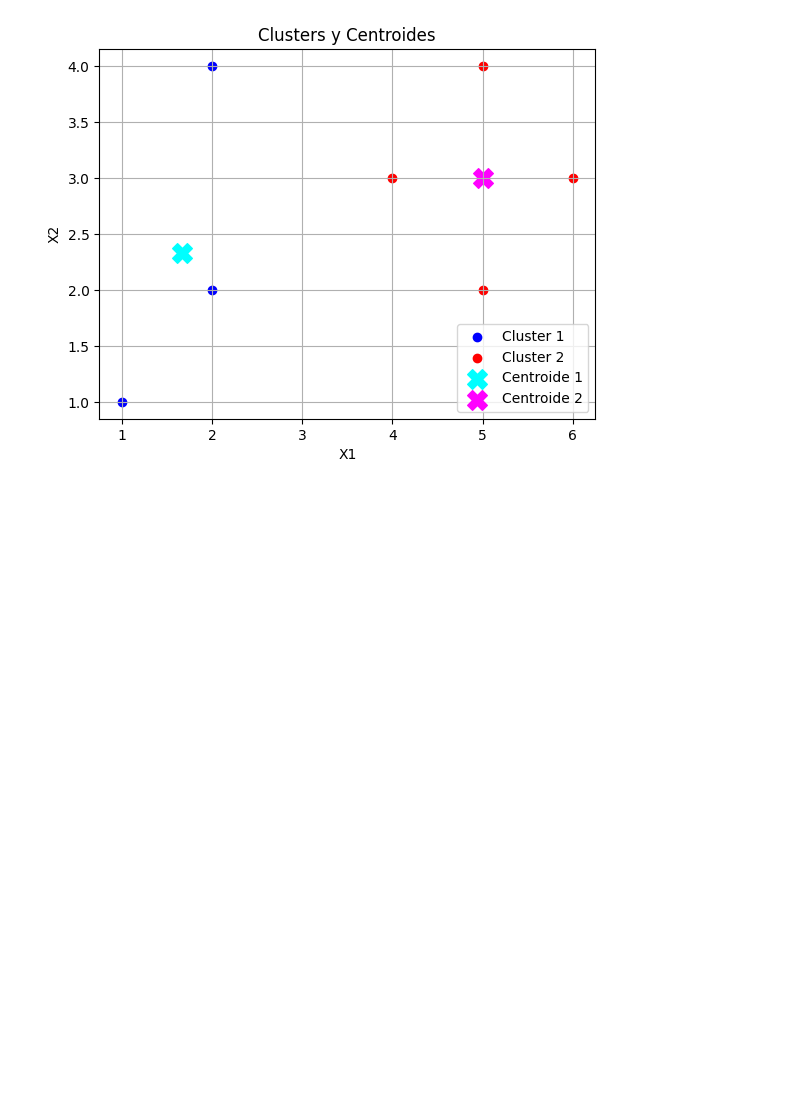
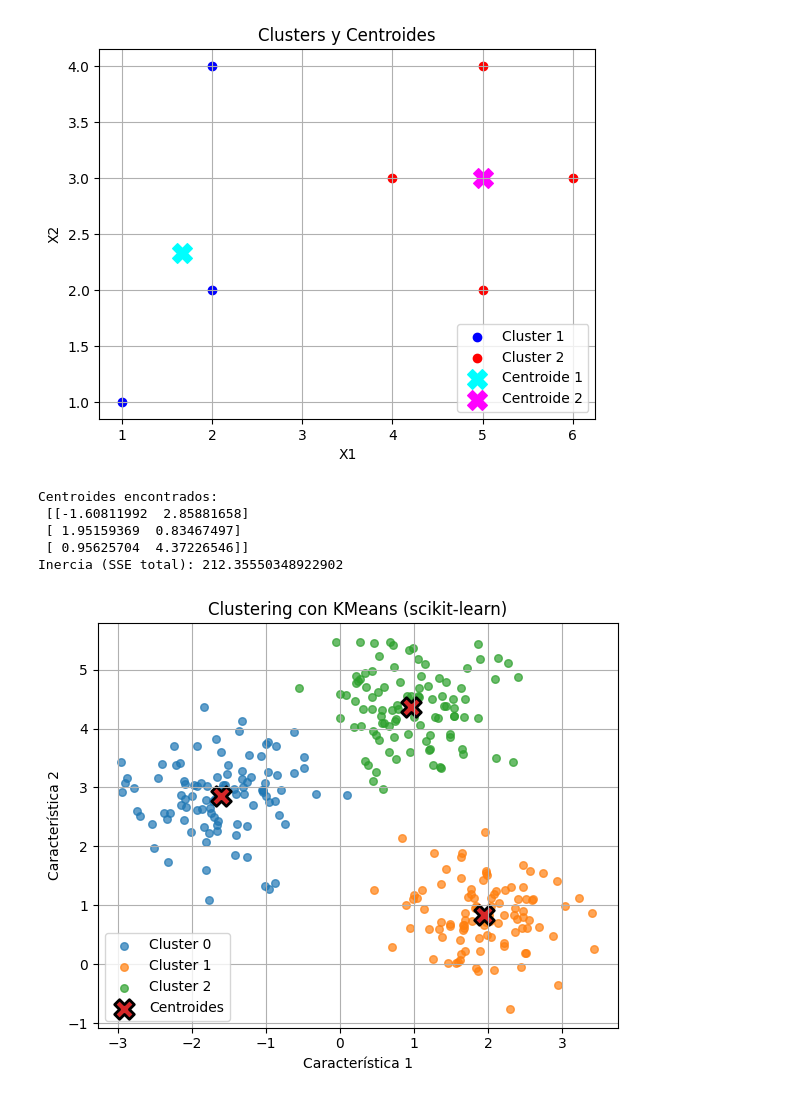
Before and after one commit to LiamSalazar/CienciaDatos, a Jupyter notebook: K_means.ipynb, the cells around one changed output. Drawn from its saved outputs; the diff is of its cells as text; code cells hidden in the pictures; blank space fills up the shorter version.

```diff
--- a/K_means.ipynb
+++ b/K_means.ipynb
@@ -429,3 +429,79 @@ Iteración 2:
   Centroide 2: [5. 3.]
 Convergencia alcanzada (ningún cluster cambió).
 [figure]
+# %%
+# Implementación usando scikit-learn
+import numpy as np
+import matplotlib.pyplot as plt
+from sklearn.cluster import KMeans
+from sklearn.datasets import make_blobs
+
+# 1) Generar un dataset de ejemplo (similar a lo que hacíamos a mano)
+#    3 clusters en 2D
+X, y_true = make_blobs(
+    n_samples=300,      # 300 puntos
+    centers=3,          # 3 centros
+    cluster_std=0.60,   # dispersión de cada cluster
+    random_state=0
+)
+
+# 2) Crear el modelo KMeans
+#    n_clusters = número de grupos que queremos encontrar
+k = 3
+kmeans = KMeans(
+    n_clusters=k,
+    n_init=10,          # cuántas veces se re-inicializa con centroides aleatorios
+    max_iter=300,       # máx. iteraciones por inicialización
+    random_state=0
+)
+
+# 3) Ajustar el modelo a los datos (aquí se ejecuta el algoritmo)
+kmeans.fit(X)
+
+# 4) Obtener información importante del modelo
+labels = kmeans.labels_             # etiqueta (cluster) asignada a cada punto
+centroids = kmeans.cluster_centers_ # coordenadas de los centroides
+inercia = kmeans.inertia_           # suma de distancias cuadradas dentro de cada cluster
+
+print("Centroides encontrados:\n", centroids)
+print("Inercia (SSE total):", inercia)
+
+# 5) Graficar los puntos y los centroides
+plt.figure(figsize=(6, 5))
+
+# Pintamos cada cluster con un color diferente según labels
+for cluster_id in range(k):
+    puntos_cluster = X[labels == cluster_id]
+    plt.scatter(
+        puntos_cluster[:, 0],
+        puntos_cluster[:, 1],
+        s=30,
+        alpha=0.7,
+        label=f"Cluster {cluster_id}"
+    )
+
+# Dibujamos los centroides
+plt.scatter(
+    centroids[:, 0],
+    centroids[:, 1],
+    s=200,
+    marker="X",
+    edgecolor="black",
+    linewidth=2,
+    label="Centroides"
+)
+
+plt.title("Clustering con KMeans (scikit-learn)")
+plt.xlabel("Característica 1")
+plt.ylabel("Característica 2")
+plt.legend()
+plt.grid(True)
+plt.tight_layout()
+plt.show()
+# %% [output]
+Centroides encontrados:
+ [[-1.60811992  2.85881658]
+ [ 1.95159369  0.83467497]
+ [ 0.95625704  4.37226546]]
+Inercia (SSE total): 212.35550348922902
+[figure, added]
```
Also changed, not shown: parts of 1 cell of this notebook.
